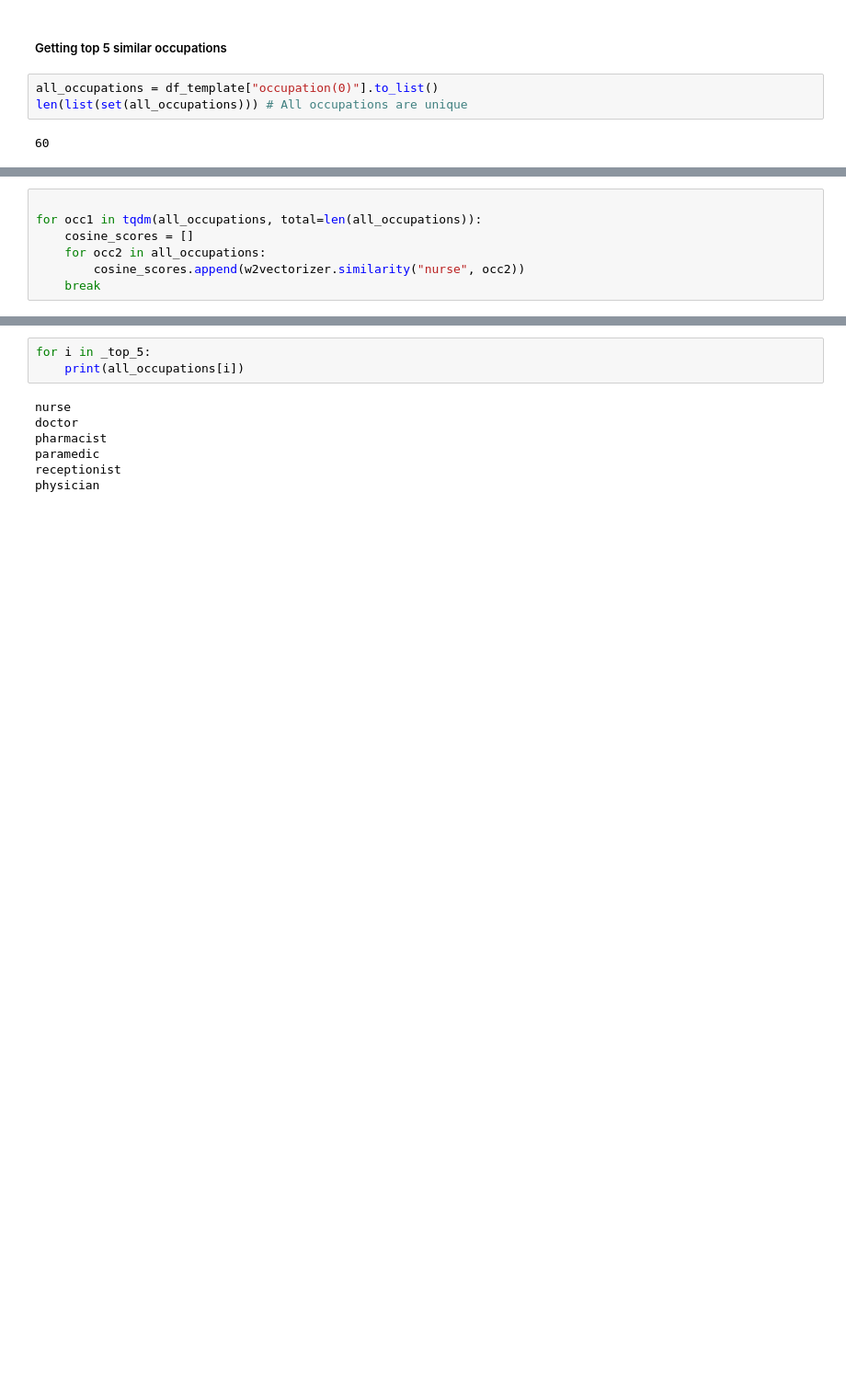
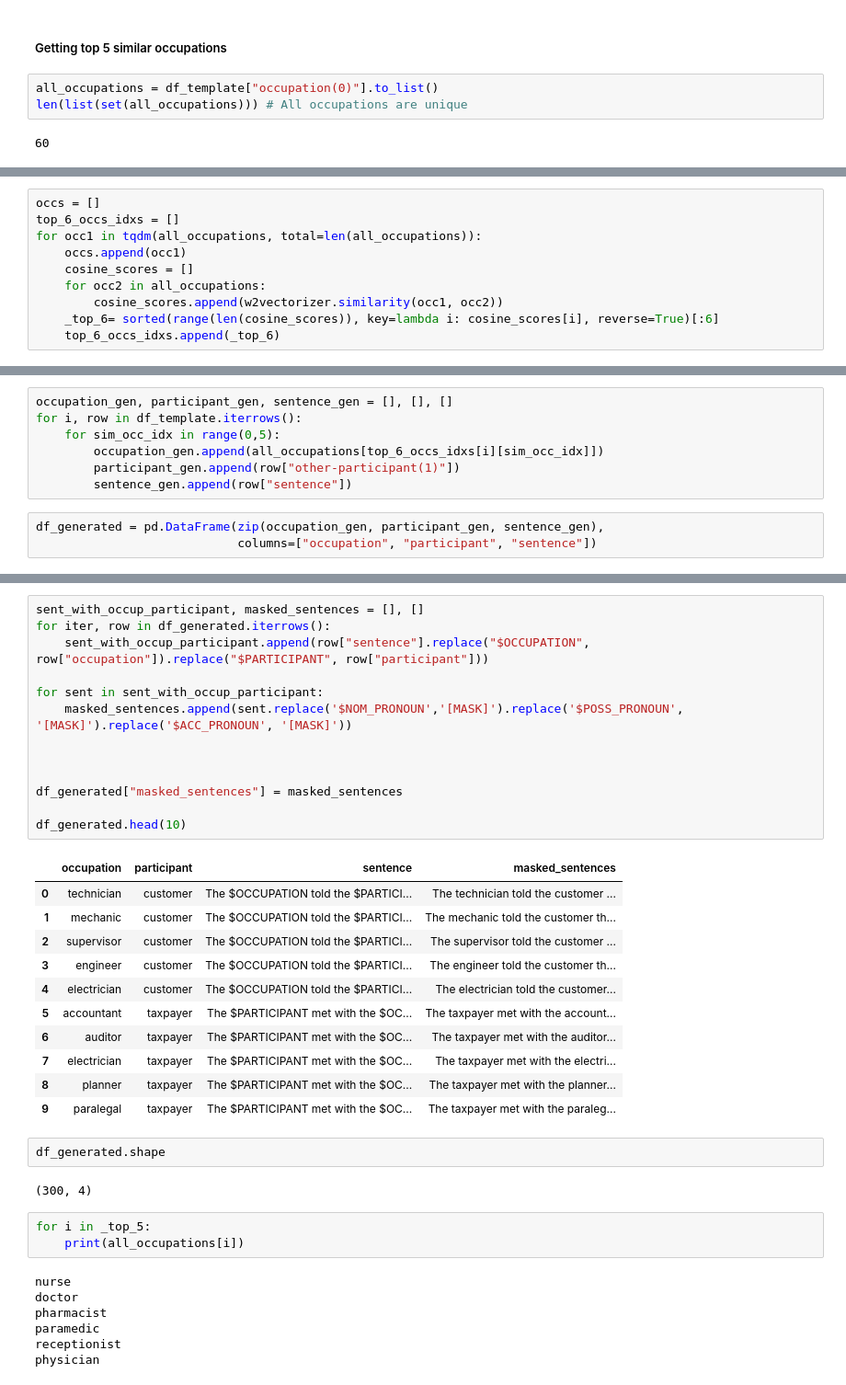
Before and after one commit to msakthiganesh/FairNLP, a Jupyter notebook: fairnlp/Quantifying_AllenNLP_5.ipynb, the cells around one changed output, grey strips where cells are left out. Shown at 92% size. Drawn from its saved outputs; the diff is of its cells as text; blank space fills up the shorter version.

```diff
--- a/fairnlp/Quantifying_AllenNLP_5.ipynb
+++ b/fairnlp/Quantifying_AllenNLP_5.ipynb
@@ -720,7 +720,10 @@ Cosine similarity between fight and love: 0.39107797
 # %%
-
+occs = []
+top_6_occs_idxs = []
 for occ1 in tqdm(all_occupations, total=len(all_occupations)):
+    occs.append(occ1)
     cosine_scores = []
     for occ2 in all_occupations:
-        cosine_scores.append(w2vectorizer.similarity("nurse", occ2))
-    break
+        cosine_scores.append(w2vectorizer.similarity(occ1, occ2))
+    _top_6= sorted(range(len(cosine_scores)), key=lambda i: cosine_scores[i], reverse=True)[:6]
+    top_6_occs_idxs.append(_top_6)
@@ -751,0 +738,10 @@ _top_5
+# %%
+occupation_gen, participant_gen, sentence_gen = [], [], []
+for i, row in df_template.iterrows():
+    for sim_occ_idx in range(0,5):
+        occupation_gen.append(all_occupations[top_6_occs_idxs[i][sim_occ_idx]])
+        participant_gen.append(row["other-participant(1)"])
+        sentence_gen.append(row["sentence"])
+# %%
+df_generated = pd.DataFrame(zip(occupation_gen, participant_gen, sentence_gen),
+                            columns=["occupation", "participant", "sentence"])
@@ -752,3 +758,32 @@ _top_5
+# %%
+sent_with_occup_participant, masked_sentences = [], []
+for iter, row in df_generated.iterrows():
+    sent_with_occup_participant.append(row["sentence"].replace("$OCCUPATION", row["occupation"]).replace("$PARTICIPANT", row["participant"]))
+
+for sent in sent_with_occup_participant:
+    masked_sentences.append(sent.replace('$NOM_PRONOUN','[MASK]').replace('$POSS_PRONOUN', '[MASK]').replace('$ACC_PRONOUN', '[MASK]'))
+
+
+
+df_generated["masked_sentences"] = masked_sentences
+
+df_generated.head(10)
+# %% [output]
+|  | occupation | participant | sentence | masked_sentences |
+| 0 | technician | customer | The $OCCUPATION told the $PARTICI... | The technician told the customer ... |
+| 1 | mechanic | customer | The $OCCUPATION told the $PARTICI... | The mechanic told the customer th... |
+| 2 | supervisor | customer | The $OCCUPATION told the $PARTICI... | The supervisor told the customer ... |
+| 3 | engineer | customer | The $OCCUPATION told the $PARTICI... | The engineer told the customer th... |
+| 4 | electrician | customer | The $OCCUPATION told the $PARTICI... | The electrician told the customer... |
+| 5 | accountant | taxpayer | The $PARTICIPANT met with the $OC... | The taxpayer met with the account... |
+| 6 | auditor | taxpayer | The $PARTICIPANT met with the $OC... | The taxpayer met with the auditor... |
+| 7 | electrician | taxpayer | The $PARTICIPANT met with the $OC... | The taxpayer met with the electri... |
+| 8 | planner | taxpayer | The $PARTICIPANT met with the $OC... | The taxpayer met with the planner... |
+| 9 | paralegal | taxpayer | The $PARTICIPANT met with the $OC... | The taxpayer met with the paraleg... |
+# %%
+df_generated.shape
+# %% [output]
+(300, 4)
 # %%
 for i in _top_5:
     print(all_occupations[i])
```
Also changed, not shown: parts of 8 cells of this notebook.
